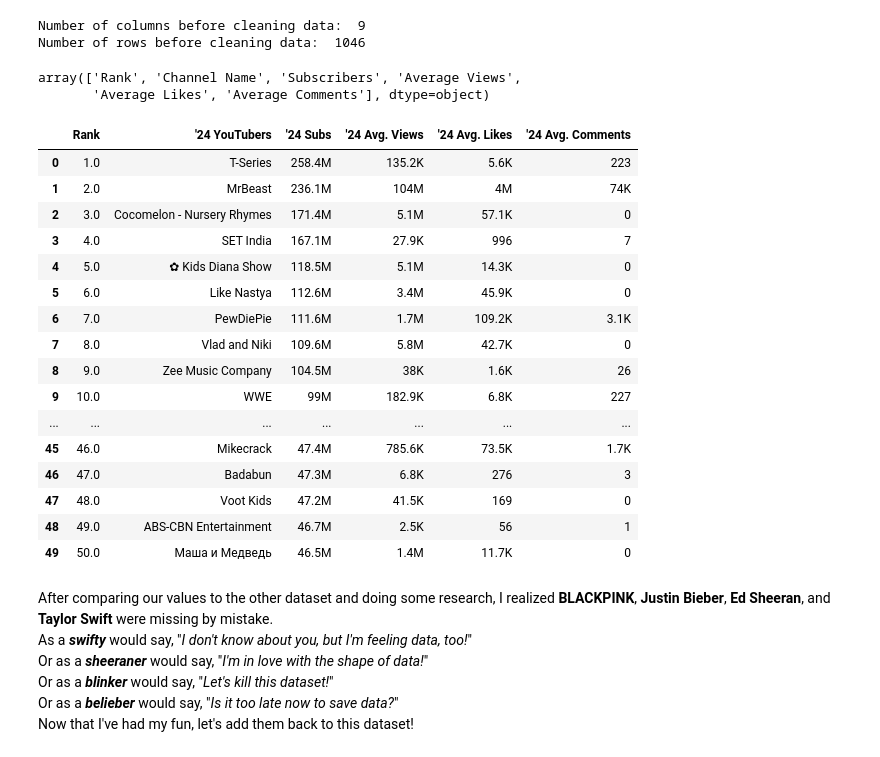
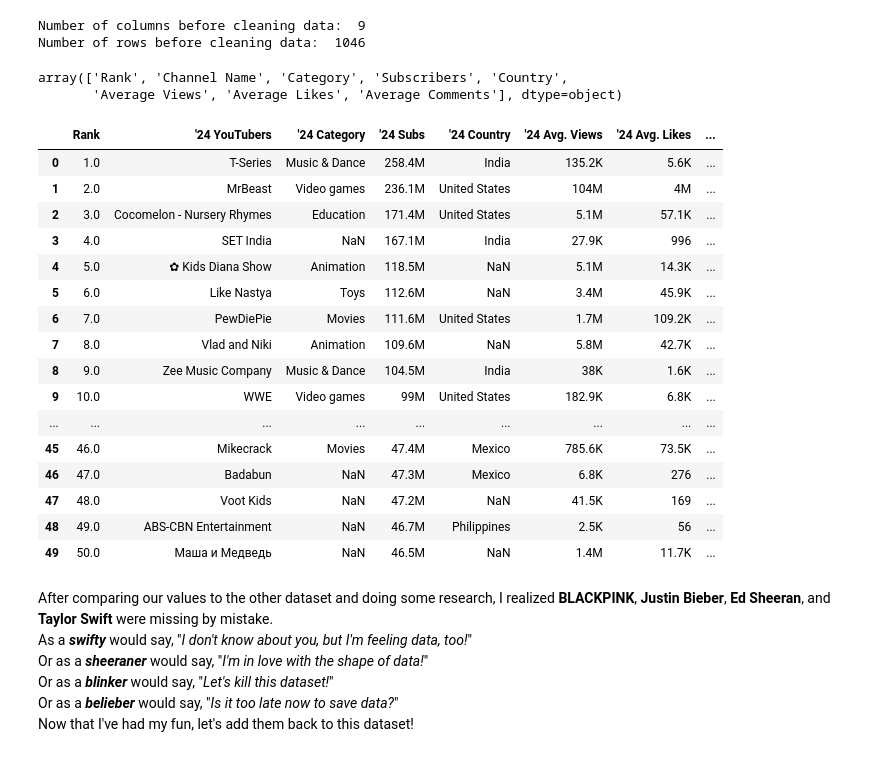
Before and after one commit to metguy/trending_youtubers, a Jupyter notebook: 2024_YouTuber_Analysis.ipynb, the cells around one changed output. Drawn from its saved outputs; the diff is of its cells as text; code cells hidden in the pictures.

```diff
--- a/2024_YouTuber_Analysis.ipynb
+++ b/2024_YouTuber_Analysis.ipynb
@@ -36,7 +29,7 @@ print("Number of rows before cleaning data: ", rows)
 Number of columns before cleaning data:  9
 Number of rows before cleaning data:  1046
 # %%
-#start the data cleaning by deleting the first null value row
+#start the data cleaning by deleting that first null value row
 df_newstats.drop(df_newstats.index[0], axis=0, inplace=True)
 
 #then reducing our data to the top 50 Youtubers. Since we dropped that first null row, we now only have 1045 rows:
@@ -49,40 +42,42 @@ pd.set_option('display.max_rows', None)
 pd.set_option('display.max_columns', None)
 
 #now let's drop repeat columns we won't need when combining both tables to make comparisons
-df_newstats = df_newstats.drop(columns = ['Category', 'Country', 'Content Type'])
+df_newstats = df_newstats.drop(columns = ['Content Type'])
 
 #let's display the column names that are left in the dataset now
 df_newstats.columns.values
 # %% [output]
-array(['Rank', 'Channel Name', 'Subscribers', 'Average Views',
-       'Average Likes', 'Average Comments'], dtype=object)
+array(['Rank', 'Channel Name', 'Category', 'Subscribers', 'Country',
+       'Average Views', 'Average Likes', 'Average Comments'], dtype=object)
 # %%
 #let's go ahead and rename the columns for this time period
 df_newstats = df_newstats.rename(columns = {"Channel Name":"'24 YouTubers",
+                                            "Category" : "'24 Category",
                                             "Subscribers":"'24 Subs",
+                                            "Country":"'24 Country",
                                             "Average Views":"'24 Avg. Views",
                                             "Average Likes":"'24 Avg. Likes",
                                             "Average Comments":"'24 Avg. Comments"})
 #now let's see what we're working with
 df_newstats.head(None)
 # %% [output]
-|  | Rank | '24 YouTubers | '24 Subs | '24 Avg. Views | '24 Avg. Likes | '24 Avg. Comments |
-| 0 | 1.0 | T-Series | 258.4M | 135.2K | 5.6K | 223 |
-| 1 | 2.0 | MrBeast | 236.1M | 104M | 4M | 74K |
-| 2 | 3.0 | Cocomelon - Nursery Rhymes | 171.4M | 5.1M | 57.1K | 0 |
-| 3 | 4.0 | SET India | 167.1M | 27.9K | 996 | 7 |
-| 4 | 5.0 | ✿ Kids Diana Show | 118.5M | 5.1M | 14.3K | 0 |
-| 5 | 6.0 | Like Nastya | 112.6M | 3.4M | 45.9K | 0 |
-| 6 | 7.0 | PewDiePie | 111.6M | 1.7M | 109.2K | 3.1K |
-| 7 | 8.0 | Vlad and Niki | 109.6M | 5.8M | 42.7K | 0 |
-| 8 | 9.0 | Zee Music Company | 104.5M | 38K | 1.6K | 26 |
-| 9 | 10.0 | WWE | 99M | 182.9K | 6.8K | 227 |
-| ... | ... | ... | ... | ... | ... | ... |
-| 45 | 46.0 | Mikecrack | 47.4M | 785.6K | 73.5K | 1.7K |
-| 46 | 47.0 | Badabun | 47.3M | 6.8K | 276 | 3 |
-| 47 | 48.0 | Voot Kids | 47.2M | 41.5K | 169 | 0 |
-| 48 | 49.0 | ABS-CBN Entertainment | 46.7M | 2.5K | 56 | 1 |
-| 49 | 50.0 | Маша и Медведь | 46.5M | 1.4M | 11.7K | 0 |
+|  | Rank | '24 YouTubers | '24 Category | '24 Subs | '24 Country | '24 Avg. Views | '24 Avg. Likes | ... |
+| 0 | 1.0 | T-Series | Music & Dance | 258.4M | India | 135.2K | 5.6K | ... |
+| 1 | 2.0 | MrBeast | Video games | 236.1M | United States | 104M | 4M | ... |
+| 2 | 3.0 | Cocomelon - Nursery Rhymes | Education | 171.4M | United States | 5.1M | 57.1K | ... |
+| 3 | 4.0 | SET India | NaN | 167.1M | India | 27.9K | 996 | ... |
+| 4 | 5.0 | ✿ Kids Diana Show | Animation | 118.5M | NaN | 5.1M | 14.3K | ... |
+| 5 | 6.0 | Like Nastya | Toys | 112.6M | NaN | 3.4M | 45.9K | ... |
+| 6 | 7.0 | PewDiePie | Movies | 111.6M | United States | 1.7M | 109.2K | ... |
+| 7 | 8.0 | Vlad and Niki | Animation | 109.6M | NaN | 5.8M | 42.7K | ... |
+| 8 | 9.0 | Zee Music Company | Music & Dance | 104.5M | India | 38K | 1.6K | ... |
+| 9 | 10.0 | WWE | Video games | 99M | United States | 182.9K | 6.8K | ... |
+| ... | ... | ... | ... | ... | ... | ... | ... | ... |
+| 45 | 46.0 | Mikecrack | Movies | 47.4M | Mexico | 785.6K | 73.5K | ... |
+| 46 | 47.0 | Badabun | NaN | 47.3M | Mexico | 6.8K | 276 | ... |
+| 47 | 48.0 | Voot Kids | NaN | 47.2M | NaN | 41.5K | 169 | ... |
+| 48 | 49.0 | ABS-CBN Entertainment | NaN | 46.7M | Philippines | 2.5K | 56 | ... |
+| 49 | 50.0 | Маша и Медведь | NaN | 46.5M | NaN | 1.4M | 11.7K | ... |
 # %% [markdown]
 After comparing our values to the other dataset and doing some research, I realized **BLACKPINK**, **Justin Bieber**, **Ed Sheeran**, and **Taylor Swift** were missing by mistake. <br> As a ***swifty*** would say, "*I don't know about you, but I'm feeling data, too!*" <br> Or as a ***sheeraner*** would say, "*I'm in love with the shape of data!*" <br> Or as a ***blinker*** would say, "*Let's kill this dataset!*" <br> Or as a ***belieber*** would say, "*Is it too late now to save data?*" <br> Now that I've had my fun, let's add them back to this dataset!
 # %%
```
Also changed, not shown: parts of 18 cells of this notebook, 5 other files.
